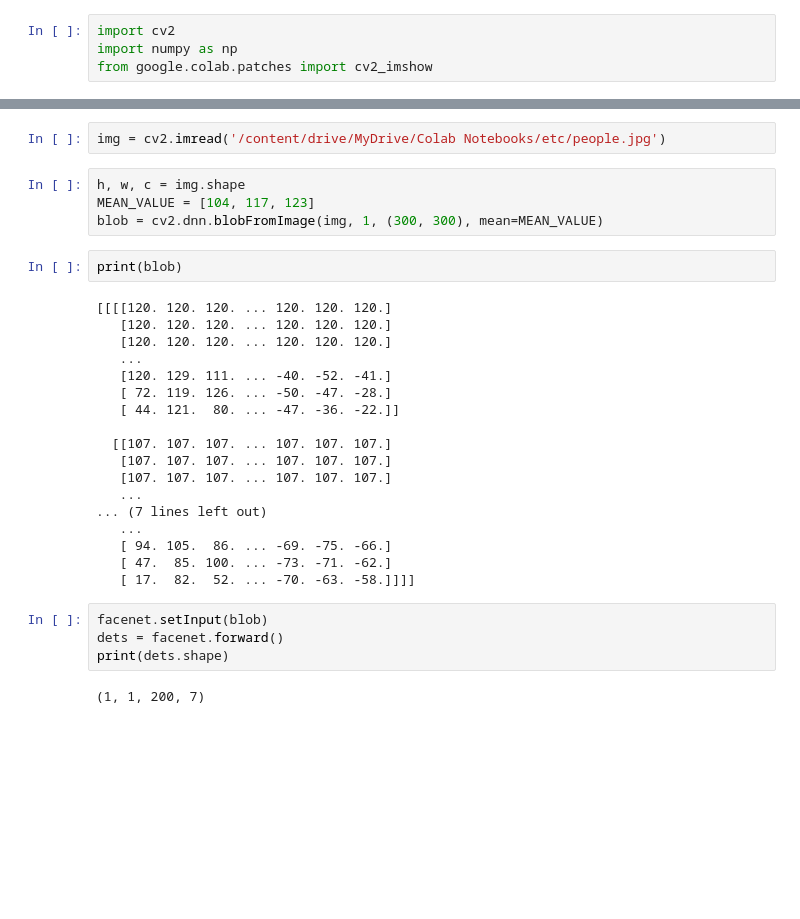
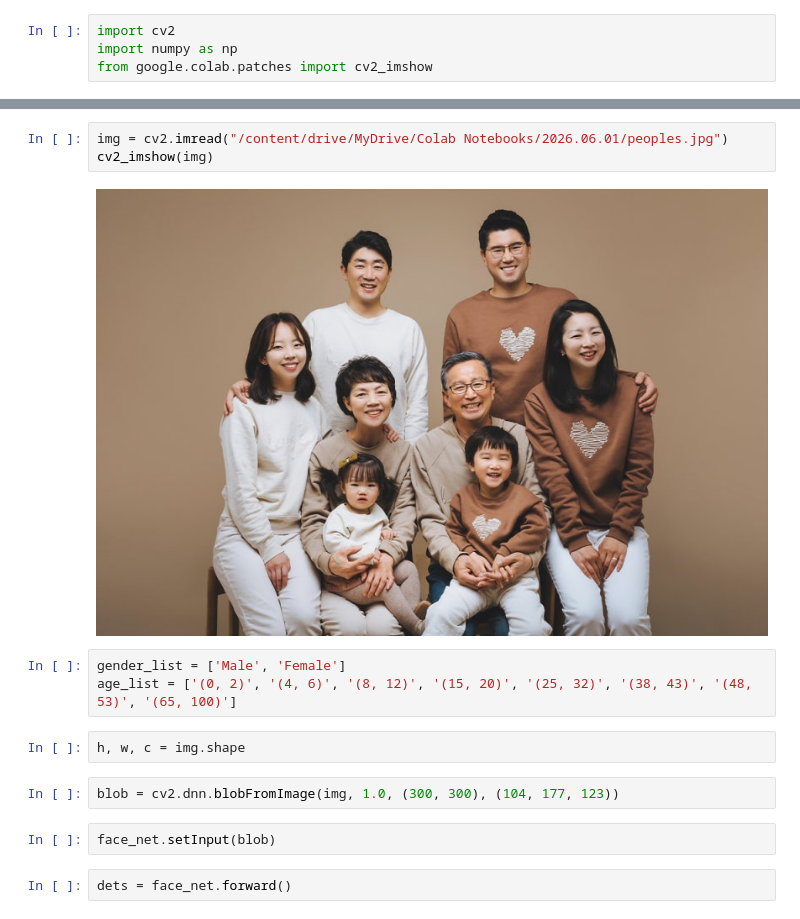
Before and after one commit to DK8832/Coding, a Jupyter notebook: Untitled0.ipynb, the cells around one changed output, grey strips where cells are left out. Drawn from its saved outputs; the diff is of its cells as text; blank space fills up the shorter version.

Commit message:
Colab을 통해 생성됨

```diff
--- a/Untitled0.ipynb
+++ b/Untitled0.ipynb
@@ -9,35 +15,19 @@ facenet = cv2.dnn.readNet('/content/drive/MyDrive/Colab Notebooks/etc/deploy.pro
 # %%
-img = cv2.imread('/content/drive/MyDrive/Colab Notebooks/etc/people.jpg')
+img = cv2.imread("/content/drive/MyDrive/Colab Notebooks/2026.06.01/peoples.jpg")
+cv2_imshow(img)
+# %% [output]
+[figure, added]
+# %%
+gender_list = ['Male', 'Female']
+age_list = ['(0, 2)', '(4, 6)', '(8, 12)', '(15, 20)', '(25, 32)', '(38, 43)', '(48, 53)', '(65, 100)']
+# %%
+h, w, c = img.shape
 # %%
-h, w, c = img.shape
-MEAN_VALUE = [104, 117, 123]
-blob = cv2.dnn.blobFromImage(img, 1, (300, 300), mean=MEAN_VALUE)
+blob = cv2.dnn.blobFromImage(img, 1.0, (300, 300), (104, 177, 123))
-# %%
-print(blob)
-# %% [output]
-[[[[120. 120. 120. ... 120. 120. 120.]
-   [120. 120. 120. ... 120. 120. 120.]
-   [120. 120. 120. ... 120. 120. 120.]
-   ...
-   [120. 129. 111. ... -40. -52. -41.]
-   [ 72. 119. 126. ... -50. -47. -28.]
-   [ 44. 121.  80. ... -47. -36. -22.]]
-
-  [[107. 107. 107. ... 107. 107. 107.]
-   [107. 107. 107. ... 107. 107. 107.]
-   [107. 107. 107. ... 107. 107. 107.]
-   ...
-... (7 lines left out)
-   ...
-   [ 94. 105.  86. ... -69. -75. -66.]
-   [ 47.  85. 100. ... -73. -71. -62.]
-   [ 17.  82.  52. ... -70. -63. -58.]]]]
-# %%
-facenet.setInput(blob)
-dets = facenet.forward()
-print(dets.shape)
-# %% [output]
-(1, 1, 200, 7)
+# %%
+face_net.setInput(blob)
+# %%
+dets = face_net.forward()
 # %%
 for i in range(dets.shape[2]):
   confidence = dets[0, 0, i, 2]
```
Also changed, not shown: parts of 5 cells of this notebook.
